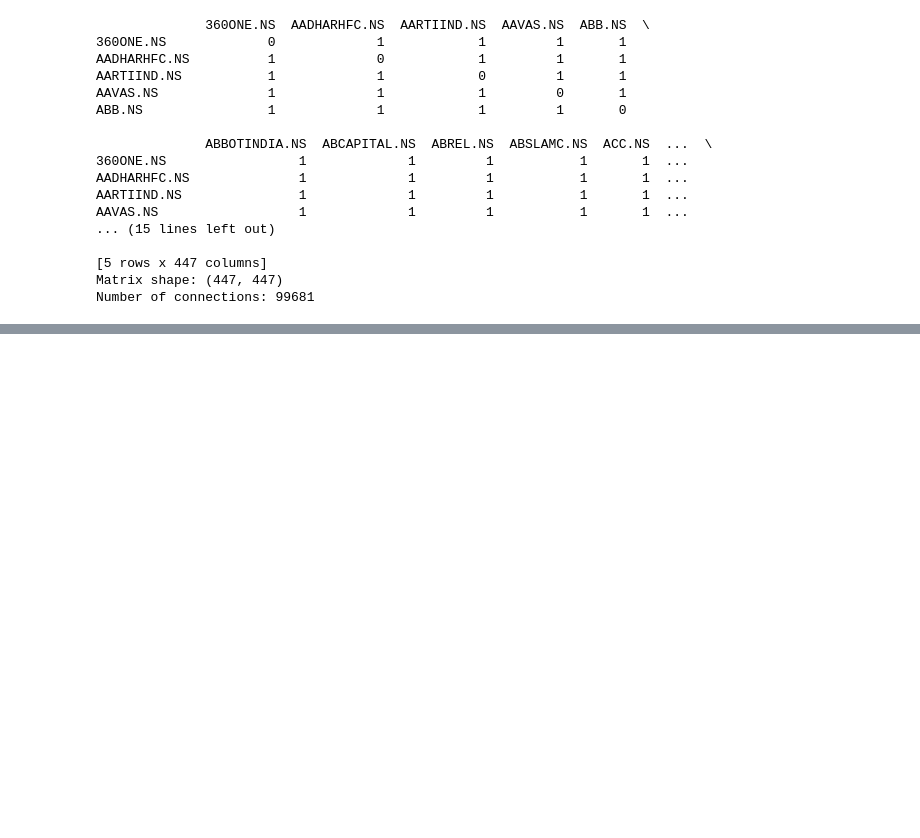
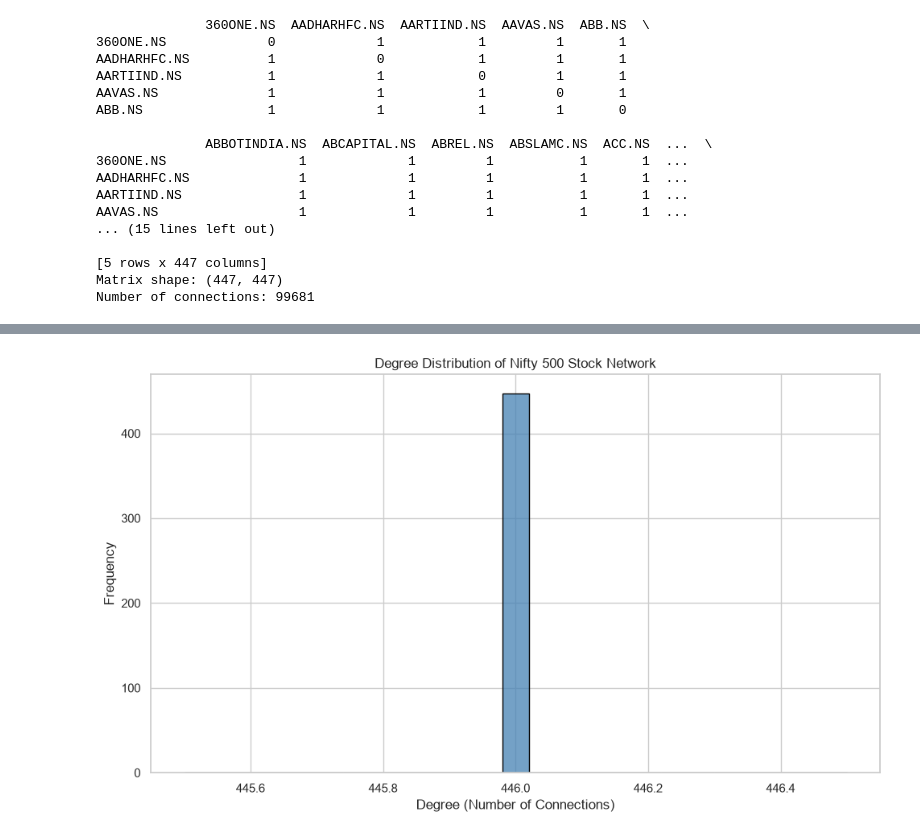
Before and after one commit to sonjaove/ecs414_project, a Jupyter notebook: trial_code.ipynb, the cells around one changed output, grey strips where cells are left out. Saved outputs shown, nothing was run; the diff lists cells and outputs as text; code cells hidden in the pictures; blank space fills up the shorter version.

Commit message:
contains data to be put in the report for threshold=0

```diff
--- a/trial_code.ipynb
+++ b/trial_code.ipynb
@@ -167,0 +263,11 @@ Number of connections: 99681
+# %%
+sns.set_theme(style="whitegrid", context="notebook")
+
+degrees = dict(G.degree())
+
+degree_df = pd.DataFrame({
+    'Stock': list(degrees.keys()),
+    'Degree': list(degrees.values())
+})
+
+print(degree_df.sort_values('Degree', ascending=False).head(10))
@@ -167,0 +309,19 @@ Number of connections: 99681
+# %%
+plt.figure(figsize=(10, 6))
+
+sns.histplot(
+    data=degree_df,
+    x='Degree',
+    bins=25,
+    color='steelblue',
+    edgecolor='black'
+)
+
+plt.title('Degree Distribution of Nifty 500 Stock Network')
+plt.xlabel('Degree (Number of Connections)')
+plt.ylabel('Frequency')
+
+plt.tight_layout()
+plt.show()
+# %% [output]
+[figure, added]
```
Also changed, not shown: parts of 28 cells of this notebook.
